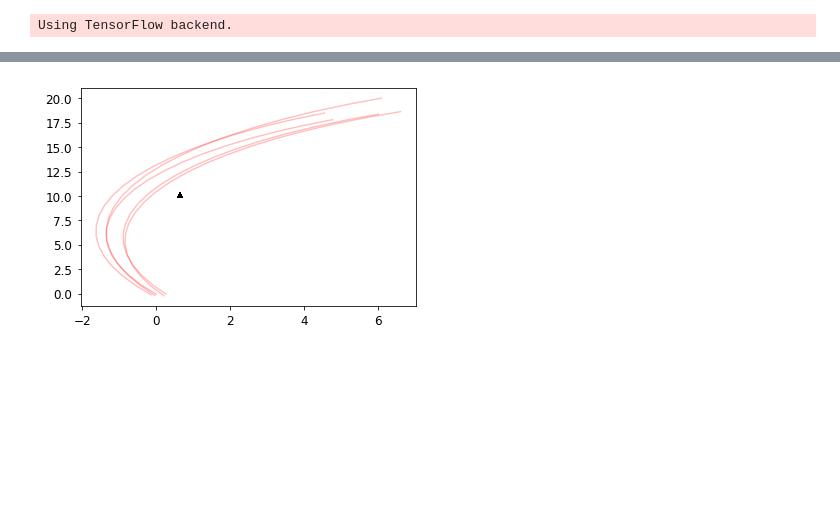
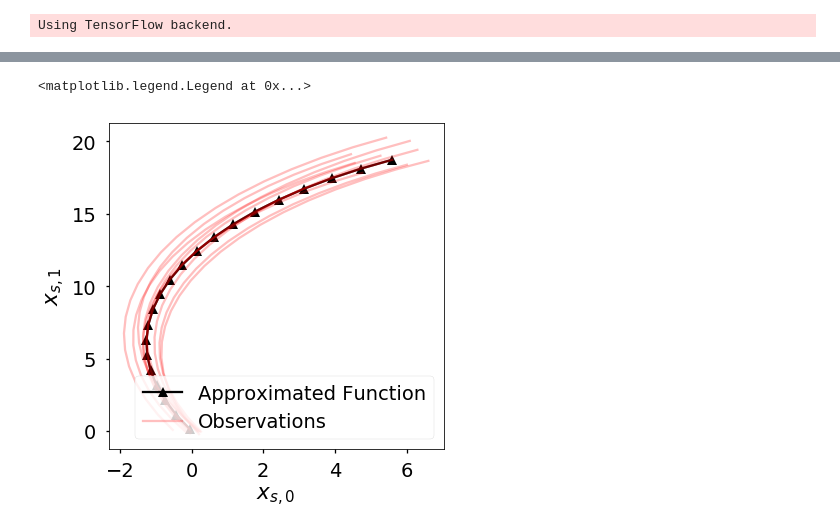
Before and after one commit to nicktfranklin/SEM_paper_simulations, a Jupyter notebook: Linear Dynamical System -- test.ipynb, the cells around one changed output, grey strips where cells are left out. Saved outputs shown, nothing was run; the diff lists cells and outputs as text; code cells hidden in the pictures; blank space fills up the shorter version.

```diff
--- a/Linear Dynamical System -- test.ipynb
+++ b/Linear Dynamical System -- test.ipynb
@@ -3,9 +3,9 @@
 import numpy as np
 import matplotlib.pyplot as plt
 import seaborn as sns
-from models import SEM, LinearDynamicSystem, KerasMultiLayerPerceptron
+from models import SEM, LinearDynamicSystem, KerasMultiLayerPerceptron, KerasSimpleRNN
 
 np.random.seed(345013)
-sns.set_context('paper', font_scale=1.5)
+sns.set_context('talk', font_scale=1.5)
 # %% [output]
 Using TensorFlow backend.
@@ -42,9 +22,9 @@ def rotate_matrix(theta):
 def lds_update(x, b, W):
     return b + np.matmul(x, W)
 
-n_samples = 5
+n_samples = 10
 x = []
-fig = plt.figure(figsize=(4, 4))
+fig = plt.figure(figsize=(6, 6))
 for _ in range(n_samples):
     x0 = []
     x0.append(np.random.randn(2)*0.2)
@@ -59,6 +39,6 @@ for _ in range(n_samples):
 
 plt.xlabel(r'$x_{s,0}$')
 plt.ylabel(r'$x_{s,1}$')
-plt.title('Rotation Traces')
+# plt.title('Rotation Traces')
 # %% [output]
 <matplotlib.text.Text at 0x...>
@@ -102,37 +88,44 @@ for x0  in x:
 # %%
-# train an event model (A Linear Dynamical System)
-e = KerasMultiLayerPerceptron(D=2, l2_regularization=0.5, hidden_act='relu')
-from tqdm import tqdm_notebook
+# # train an event model (A Linear Dynamical System)
+# e = KerasMultiLayerPerceptron(D=2, optimizer='adam')
+# from tqdm import tqdm_notebook
 
-for x_samp in tqdm_notebook(x, total=n_samples):
-    e.new_cluster()
-    e.update_f0(x_samp[0, :])
-    for ii in range(1, x_samp.shape[0] - 1):
-        _x = x_samp[ii, :]
-        _y = x_samp[ii+1, :]
-        e.update(_x, _y)
+# for x_samp in tqdm_notebook(x, total=n_samples):
+#     e.new_cluster()
+#     e.update_f0(x_samp[0, :])
+#     for ii in range(1, x_samp.shape[0] - 1):
+#         _x = x_samp[ii, :]
+#         _y = x_samp[ii+1, :]
+#         e.update(_x, _y)
 
 
-# run the model generatively for each event
-n_run = 25 # arbitray duration of the event to simluate
-generative_samples = dict()
+# # run the model generatively for each event
+# n_run = 25 # arbitray duration of the event to simluate
+# generative_samples = dict()
 
-x0 = [np.reshape(e.predict_f0(), (1, 2))]
-for t in range(1, n_run):
-    x_ = np.concatenate(x0)[t-1, :]
-#     x0.append(e.predict_next_generative(x_))
-    x0.append(e.predict_next(x_).reshape(1, 2))
-x0 = np.array(x0).reshape(-1, 2)
+# x0 = [np.reshape(e.predict_f0(), (1, 2))]
+# for t in range(1, n_run):
+#     x_ = np.concatenate(x0)[t-1, :]
+# #     x0.append(e.predict_next_generative(x_))
+#     x0.append(e.predict_next(x_).reshape(1, 2))
+# x0 = np.array(x0).reshape(-1, 2)
 
-# for plotting I'm adding jitter to the locations
-# x0 += np.random.randn(x0.shape[0], x0.shape[1]) * 0.1
-plt.plot(x0[:, 0], x0[:, 1], '^-', color='k')
+#plot the generative sweep
+fig = plt.figure(figsize=(6, 6))
+h0 = plt.plot(x0[:, 0], x0[:, 1], '^-', color='k', label='Approximated Function')[0]
 
 # plot the original LDS
 for x0  in x:
     plt.plot(x0[:, 0], x0[:, 1], 'r', alpha=0.25)
+h1 = plt.plot(x0[:, 0], x0[:, 1], 'r', alpha=0.25, label='Observations')[0]
+handles = [h0, h1]
 
-# the predicted points are the all near the end
+
+plt.xlabel(r'$x_{s,0}$')
+plt.ylabel(r'$x_{s,1}$')
+# plt.title('Rotation Traces')
+plt.legend(handles=handles, loc='lower right')
 # %% [output]
+<matplotlib.legend.Legend at 0x...>
-[figure, old version]
+[figure, new version]
 # %%
```
Also changed, not shown: parts of 9 cells of this notebook, 7 other files.
